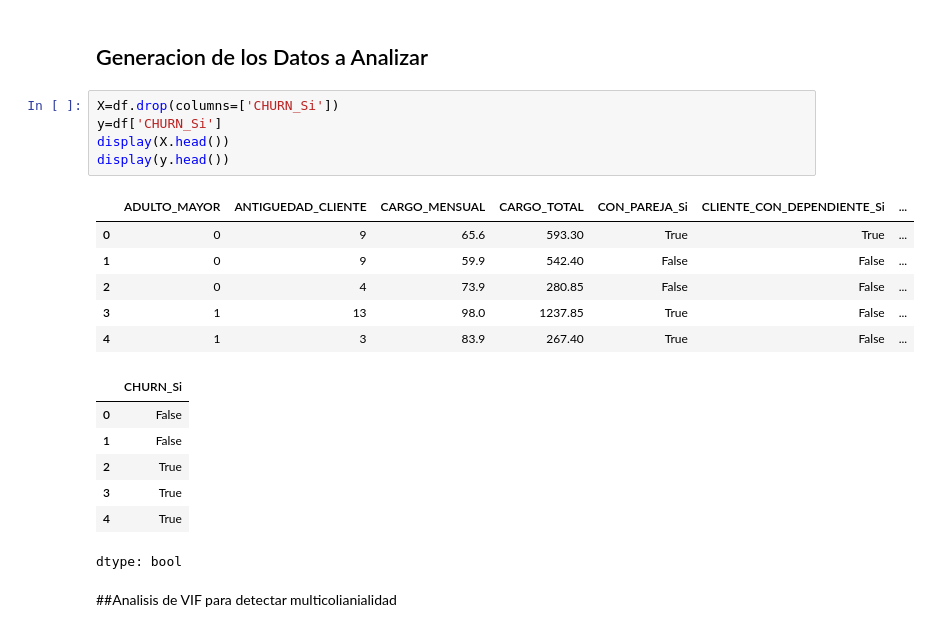
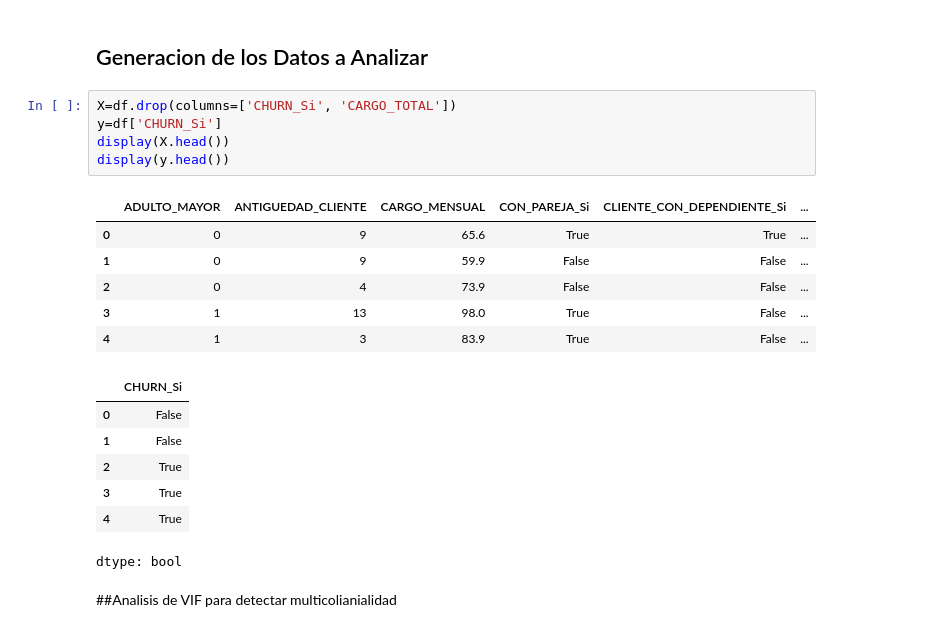
Before and after one commit to raohxxx/Telecom-2-challenge, a Jupyter notebook: telecomX2.ipynb, the cells around one changed output. Drawn from its saved outputs; the diff is of its cells as text.

```diff
--- a/telecomX2.ipynb
+++ b/telecomX2.ipynb
@@ -350,17 +350,17 @@ dtype: float64
 # %% [markdown]
 ## Generacion de los Datos a Analizar
 # %%
-X=df.drop(columns=['CHURN_Si'])
+X=df.drop(columns=['CHURN_Si', 'CARGO_TOTAL'])
 y=df['CHURN_Si']
 display(X.head())
 display(y.head())
 # %% [output]
-|  | ADULTO_MAYOR | ANTIGUEDAD_CLIENTE | CARGO_MENSUAL | CARGO_TOTAL | CON_PAREJA_Si | CLIENTE_CON_DEPENDIENTE_Si | ... |
-| 0 | 0 | 9 | 65.6 | 593.30 | True | True | ... |
-| 1 | 0 | 9 | 59.9 | 542.40 | False | False | ... |
-| 2 | 0 | 4 | 73.9 | 280.85 | False | False | ... |
-| 3 | 1 | 13 | 98.0 | 1237.85 | True | False | ... |
-| 4 | 1 | 3 | 83.9 | 267.40 | True | False | ... |
+|  | ADULTO_MAYOR | ANTIGUEDAD_CLIENTE | CARGO_MENSUAL | CON_PAREJA_Si | CLIENTE_CON_DEPENDIENTE_Si | ... |
+| 0 | 0 | 9 | 65.6 | True | True | ... |
+| 1 | 0 | 9 | 59.9 | False | False | ... |
+| 2 | 0 | 4 | 73.9 | False | False | ... |
+| 3 | 1 | 13 | 98.0 | True | False | ... |
+| 4 | 1 | 3 | 83.9 | True | False | ... |
 |  | CHURN_Si |
 | 0 | False |
 | 1 | False |
```
Also changed, not shown: parts of 27 cells of this notebook.
